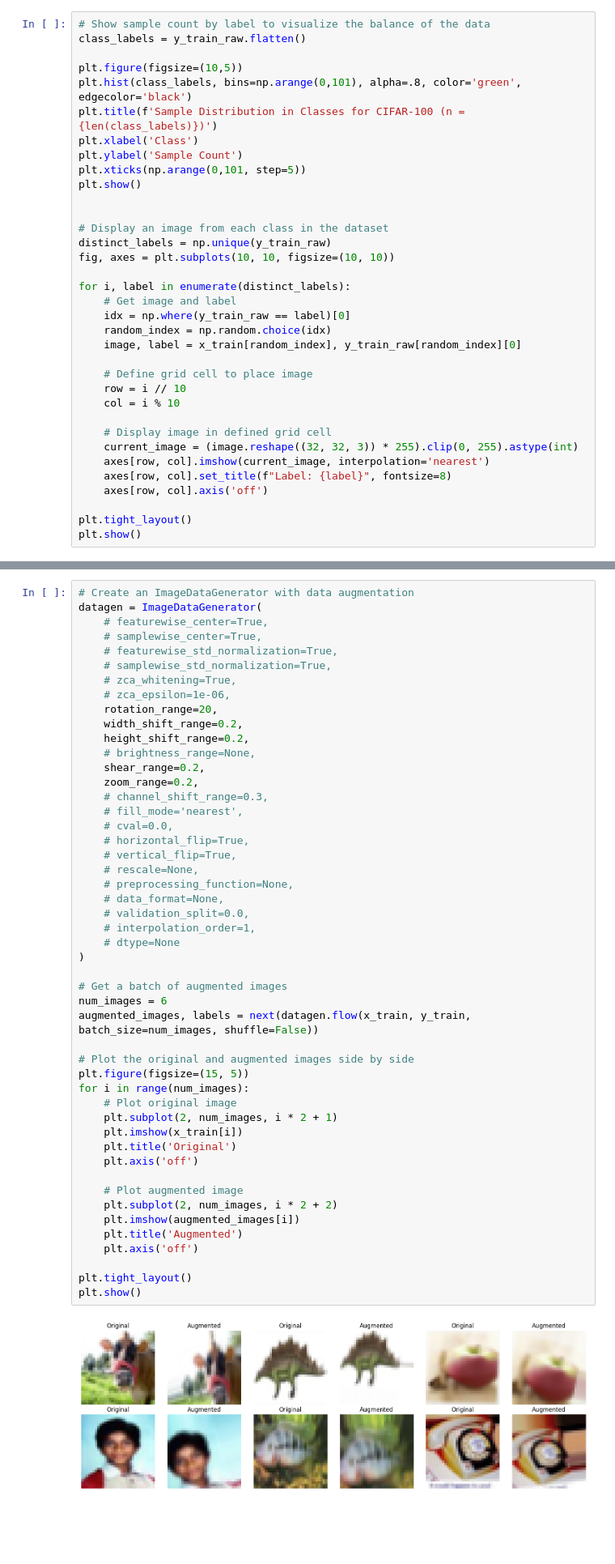
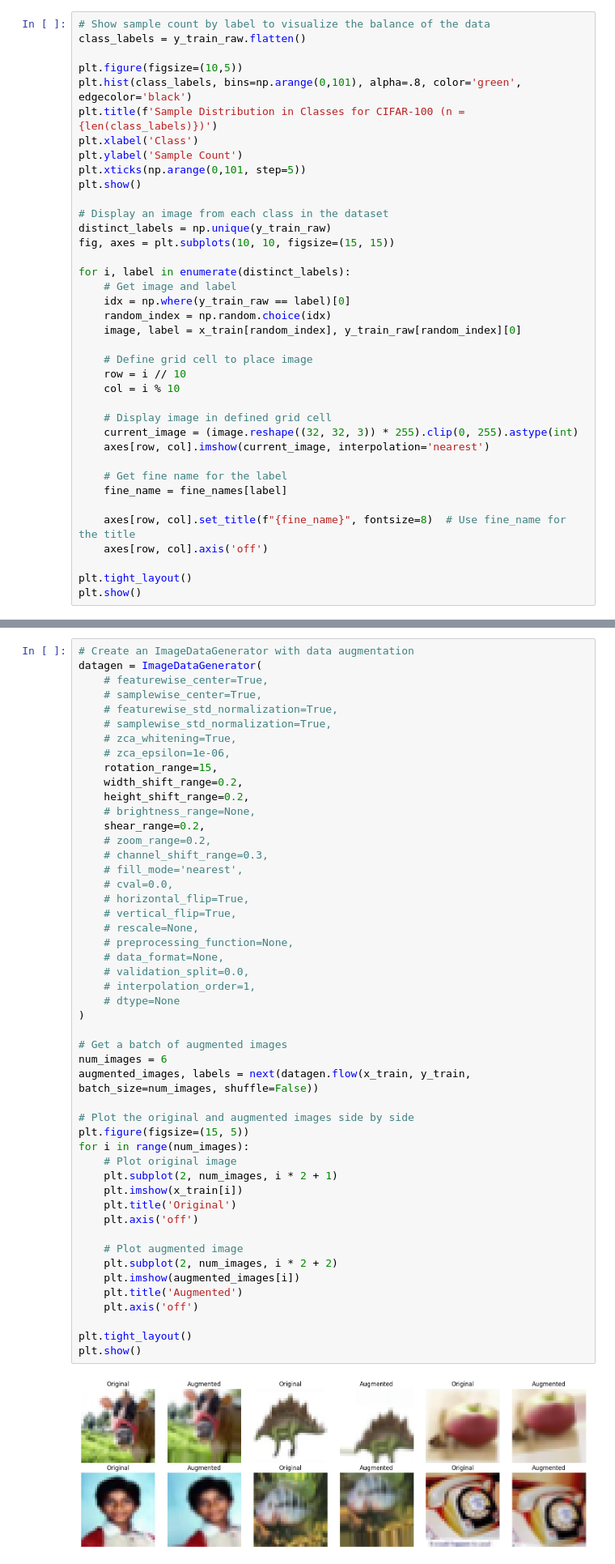
Before and after one commit to coreymunk/Deep-Learning-CIFAR-100, a Jupyter notebook: notebooks/cifar100.ipynb, the cells around one changed output, grey strips where cells are left out. Shown at 81% size. Cells and saved outputs as stored; diff of their text form; blank space fills up the shorter version.

```diff
--- a/notebooks/cifar100.ipynb
+++ b/notebooks/cifar100.ipynb
@@ -122,10 +123,9 @@ plt.ylabel('Sample Count')
 plt.xticks(np.arange(0,101, step=5))
 plt.show()
 
-
 # Display an image from each class in the dataset
 distinct_labels = np.unique(y_train_raw)
-fig, axes = plt.subplots(10, 10, figsize=(10, 10))
+fig, axes = plt.subplots(10, 10, figsize=(15, 15))
 
 for i, label in enumerate(distinct_labels):
     # Get image and label
@@ -140,7 +140,11 @@ for i, label in enumerate(distinct_labels):
     # Display image in defined grid cell
     current_image = (image.reshape((32, 32, 3)) * 255).clip(0, 255).astype(int)
     axes[row, col].imshow(current_image, interpolation='nearest')
-    axes[row, col].set_title(f"Label: {label}", fontsize=8)
+
+    # Get fine name for the label
+    fine_name = fine_names[label]
+
+    axes[row, col].set_title(f"{fine_name}", fontsize=8)  # Use fine_name for the title
     axes[row, col].axis('off')
 
 plt.tight_layout()
@@ -250,12 +254,12 @@ datagen = ImageDataGenerator(
     # samplewise_std_normalization=True,
     # zca_whitening=True,
     # zca_epsilon=1e-06,
-    rotation_range=20,
+    rotation_range=15,
     width_shift_range=0.2,
     height_shift_range=0.2,
     # brightness_range=None,
     shear_range=0.2,
-    zoom_range=0.2,
+    # zoom_range=0.2,
     # channel_shift_range=0.3,
     # fill_mode='nearest',
     # cval=0.0,
@@ -264,34 +268,34 @@ datagen = ImageDataGenerator(
     # rescale=None,
     # preprocessing_function=None,
     # data_format=None,
     # validation_split=0.0,
     # interpolation_order=1,
     # dtype=None
 )
 
 # Get a batch of augmented images
 num_images = 6
 augmented_images, labels = next(datagen.flow(x_train, y_train, batch_size=num_images, shuffle=False))
 
 # Plot the original and augmented images side by side
 plt.figure(figsize=(15, 5))
 for i in range(num_images):
     # Plot original image
     plt.subplot(2, num_images, i * 2 + 1)
     plt.imshow(x_train[i])
     plt.title('Original')
     plt.axis('off')
 
     # Plot augmented image
     plt.subplot(2, num_images, i * 2 + 2)
     plt.imshow(augmented_images[i])
     plt.title('Augmented')
     plt.axis('off')
 
 plt.tight_layout()
 plt.show()
 # %% [output]
-[figure, old version]
+[figure, new version]
 # %% [markdown]
 ## CNN Model
 # %%
```
Also changed, not shown: parts of 9 cells of this notebook, 26 other files.
